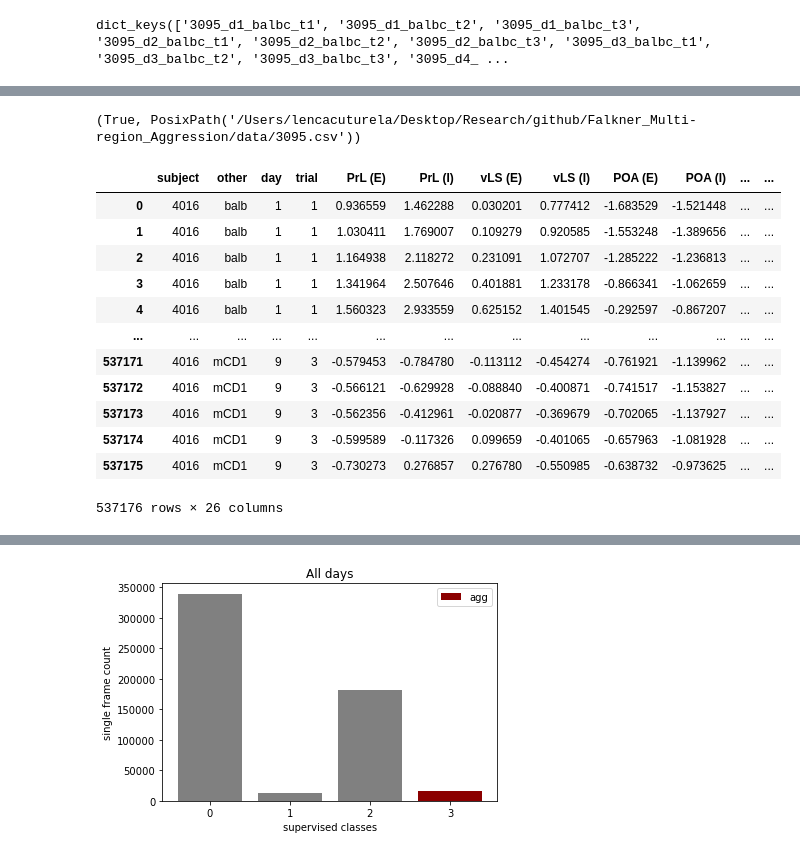
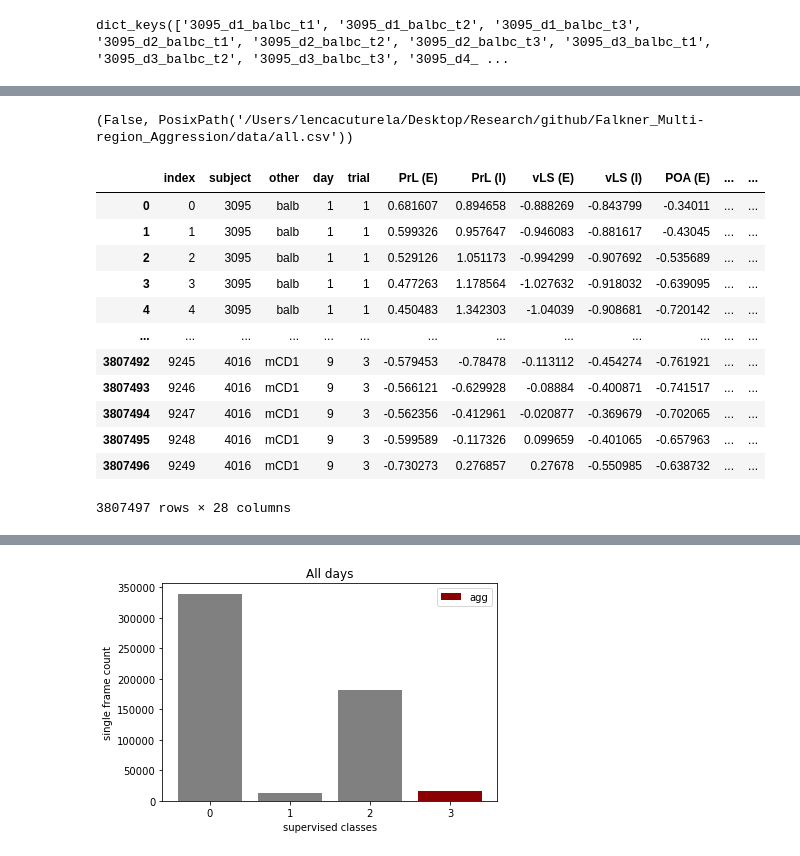
Before and after one commit to lenca56/Falkner_Multi-region_Aggression, a Jupyter notebook: code/ExploratoryAnalysis.ipynb, the cells around one changed output, grey strips where cells are left out. Saved outputs shown, nothing was run; the diff lists cells and outputs as text; code cells hidden in the pictures.

```diff
--- a/code/ExploratoryAnalysis.ipynb
+++ b/code/ExploratoryAnalysis.ipynb
@@ -36,21 +42,21 @@ Index(['PrL (E)', 'PrL (I)', 'vLS (E)', 'vLS (I)', 'POA (E)', 'POA (I)',
 # %%
-print(check_exist(mouseId=3095,path=None))
+print(check_exist(mouseId='all',path=None))
 # %% [output]
-(True, PosixPath('/Users/lencacuturela/Desktop/Research/github/Falkner_Multi-region_Aggression/data/3095.csv'))
+(False, PosixPath('/Users/lencacuturela/Desktop/Research/github/Falkner_Multi-region_Aggression/data/all.csv'))
 # %%
-load_and_wrangle(mouseId=4016, path=None, overwrite=False)
+load_and_wrangle(mouseId='all', path=None, overwrite=False)
 # %% [output]
-|  | subject | other | day | trial | PrL (E) | PrL (I) | vLS (E) | vLS (I) | POA (E) | POA (I) | ... | ... |
-| 0 | 4016 | balb | 1 | 1 | 0.936559 | 1.462288 | 0.030201 | 0.777412 | -1.683529 | -1.521448 | ... | ... |
-| 1 | 4016 | balb | 1 | 1 | 1.030411 | 1.769007 | 0.109279 | 0.920585 | -1.553248 | -1.389656 | ... | ... |
-| 2 | 4016 | balb | 1 | 1 | 1.164938 | 2.118272 | 0.231091 | 1.072707 | -1.285222 | -1.236813 | ... | ... |
-| 3 | 4016 | balb | 1 | 1 | 1.341964 | 2.507646 | 0.401881 | 1.233178 | -0.866341 | -1.062659 | ... | ... |
-| 4 | 4016 | balb | 1 | 1 | 1.560323 | 2.933559 | 0.625152 | 1.401545 | -0.292597 | -0.867207 | ... | ... |
+|  | index | subject | other | day | trial | PrL (E) | PrL (I) | vLS (E) | vLS (I) | POA (E) | ... | ... |
+| 0 | 0 | 3095 | balb | 1 | 1 | 0.681607 | 0.894658 | -0.888269 | -0.843799 | -0.34011 | ... | ... |
+| 1 | 1 | 3095 | balb | 1 | 1 | 0.599326 | 0.957647 | -0.946083 | -0.881617 | -0.43045 | ... | ... |
+| 2 | 2 | 3095 | balb | 1 | 1 | 0.529126 | 1.051173 | -0.994299 | -0.907692 | -0.535689 | ... | ... |
+| 3 | 3 | 3095 | balb | 1 | 1 | 0.477263 | 1.178564 | -1.027632 | -0.918032 | -0.639095 | ... | ... |
+| 4 | 4 | 3095 | balb | 1 | 1 | 0.450483 | 1.342303 | -1.04039 | -0.908681 | -0.720142 | ... | ... |
 | ... | ... | ... | ... | ... | ... | ... | ... | ... | ... | ... | ... | ... |
-| 537171 | 4016 | mCD1 | 9 | 3 | -0.579453 | -0.784780 | -0.113112 | -0.454274 | -0.761921 | -1.139962 | ... | ... |
-| 537172 | 4016 | mCD1 | 9 | 3 | -0.566121 | -0.629928 | -0.088840 | -0.400871 | -0.741517 | -1.153827 | ... | ... |
-| 537173 | 4016 | mCD1 | 9 | 3 | -0.562356 | -0.412961 | -0.020877 | -0.369679 | -0.702065 | -1.137927 | ... | ... |
-| 537174 | 4016 | mCD1 | 9 | 3 | -0.599589 | -0.117326 | 0.099659 | -0.401065 | -0.657963 | -1.081928 | ... | ... |
-| 537175 | 4016 | mCD1 | 9 | 3 | -0.730273 | 0.276857 | 0.276780 | -0.550985 | -0.638732 | -0.973625 | ... | ... |
+| 3807492 | 9245 | 4016 | mCD1 | 9 | 3 | -0.579453 | -0.78478 | -0.113112 | -0.454274 | -0.761921 | ... | ... |
+| 3807493 | 9246 | 4016 | mCD1 | 9 | 3 | -0.566121 | -0.629928 | -0.08884 | -0.400871 | -0.741517 | ... | ... |
+| 3807494 | 9247 | 4016 | mCD1 | 9 | 3 | -0.562356 | -0.412961 | -0.020877 | -0.369679 | -0.702065 | ... | ... |
+| 3807495 | 9248 | 4016 | mCD1 | 9 | 3 | -0.599589 | -0.117326 | 0.099659 | -0.401065 | -0.657963 | ... | ... |
+| 3807496 | 9249 | 4016 | mCD1 | 9 | 3 | -0.730273 | 0.276857 | 0.27678 | -0.550985 | -0.638732 | ... | ... |
-537176 rows × 26 columns
+3807497 rows × 28 columns
 # %%
```
Also changed, not shown: parts of 7 cells of this notebook, 3 other files.
